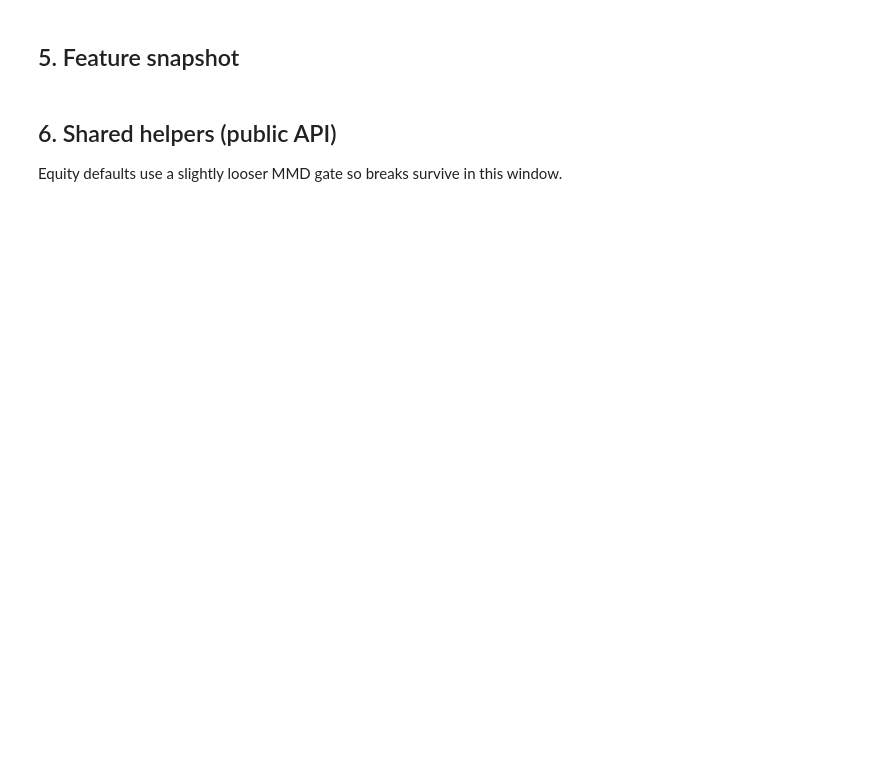
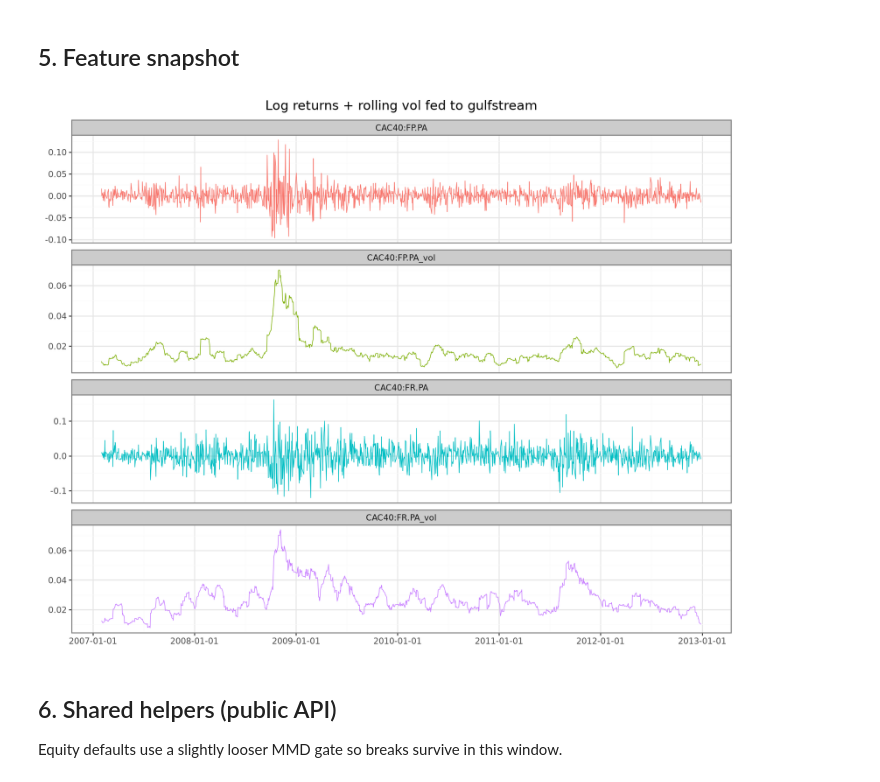
Before and after one commit to FulgentMcGuffin/gulfstream, a Jupyter notebook: notebooks/02_equity_eod_workflow.ipynb, the cells around one changed output. Drawn from its saved outputs; the diff is of its cells as text; code cells hidden in the pictures; blank space fills up the shorter version.

```diff
--- a/notebooks/02_equity_eod_workflow.ipynb
+++ b/notebooks/02_equity_eod_workflow.ipynb
@@ -144,13 +223,18 @@ Log prices + short-horizon return vols → dated wide polars frame for gulfstrea
 # %%
-features_df = wide.with_columns([pl.col(c).log().alias(c) for c in tickers])
 vol_window = 20
+vol_cols: list[str] = []
+features_df = wide.select("date")
 for c in tickers:
-    r = f"{c}_ret"
     v = f"{c}_vol"
-    features_df = features_df.with_columns((pl.col(c).diff()).alias(r))
-    features_df = features_df.with_columns(pl.col(r).rolling_std(vol_window).alias(v))
+    vol_cols.append(v)
+    features_df = features_df.with_columns(
+        wide[c].alias(c),
+        wide[c].rolling_std(vol_window).alias(v),
+    )
 
 features_df = features_df.drop_nulls()
 print("features:", features_df.shape, "n_feat:", frames.n_features(features_df))
+print(f"  returns: {len(tickers)}  vol: {len(vol_cols)}")
+print(f"date range: {features_df['date'].min()} → {features_df['date'].max()}")
 plot_cols = tickers[:3]
 features_df.head(3)
@@ -157,23 +251,25 @@ features_df.head(3)
 # %% [markdown]
 ## 5. Feature snapshot
 # %%
-viz_cols = tickers[:3] + [f"{tickers[0]}_vol", f"{tickers[1]}_vol"]
+viz_cols = tickers[:2] + vol_cols[:2]
 viz_cols = [c for c in viz_cols if c in features_df.columns]
 long_f = (
     features_df.select(["date", *viz_cols])
     .unpivot(index="date", on=viz_cols, variable_name="series", value_name="value")
     .to_pandas()
 )
 long_f["date"] = pd.to_datetime(long_f["date"])
 
 (
     ggplot(long_f, aes("date", "value", color="series"))
     + geom_line(size=0.35)
     + facet_wrap("~series", scales="free_y", ncol=1)
     + theme_bw()
     + theme(figure_size=(10, 2.0 * len(viz_cols)), legend_position="none")
-    + labs(title="Equity features fed to gulfstream", x="", y="")
+    + labs(title="Log returns + rolling vol fed to gulfstream", x="", y="")
 )
+# %% [output]
+[figure, added]
 # %% [markdown]
 ## 6. Shared helpers (public API)
 
```
Also changed, not shown: parts of 55 cells of this notebook, 14 other files.
